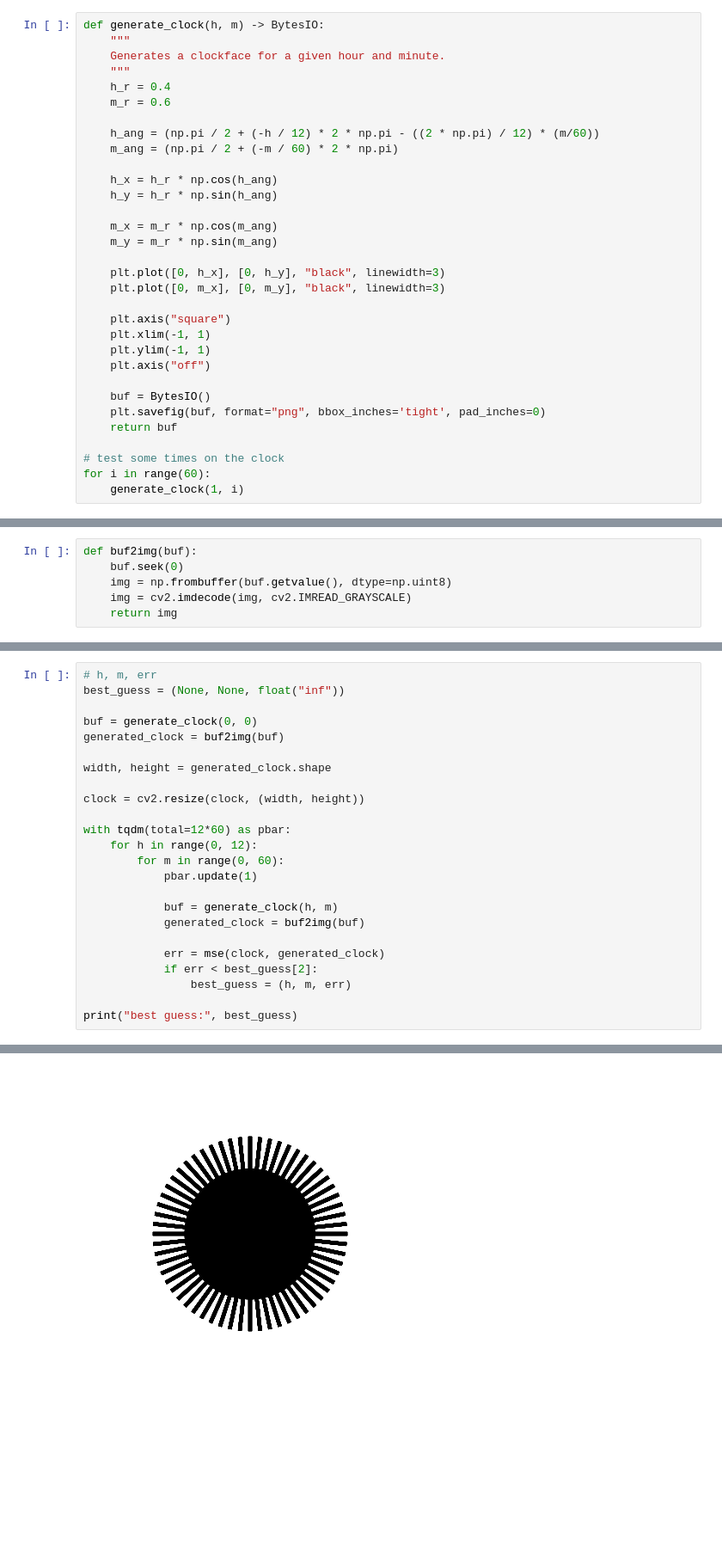
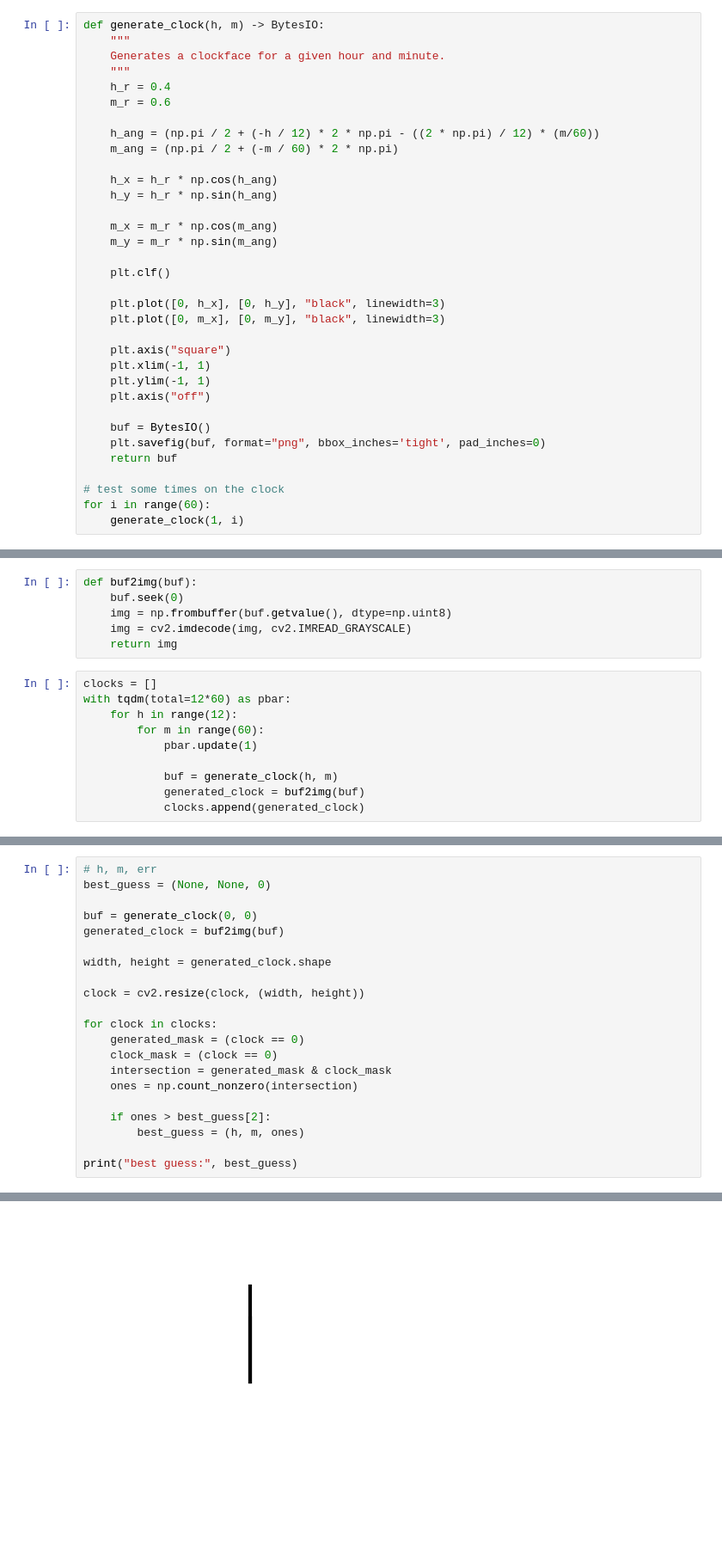
Before and after one commit to ThePuscher/-analogue_clock_reader, a Jupyter notebook: clock.ipynb, the cells around one changed output, grey strips where cells are left out. Shown: that part at 86% size. Saved outputs shown, nothing was run; the diff lists cells and outputs as text; blank space fills up the shorter version.

Commit message:
Cache clocks

```diff
--- a/clock.ipynb
+++ b/clock.ipynb
@@ -33,6 +33,8 @@ def generate_clock(h, m) -> BytesIO:
     m_x = m_r * np.cos(m_ang)
     m_y = m_r * np.sin(m_ang)
 
+    plt.clf()
+
     plt.plot([0, h_x], [0, h_y], "black", linewidth=3)
     plt.plot([0, m_x], [0, m_y], "black", linewidth=3)
 
@@ -66,3 +68,13 @@ def buf2img(buf):
     img = np.frombuffer(buf.getvalue(), dtype=np.uint8)
     img = cv2.imdecode(img, cv2.IMREAD_GRAYSCALE)
     return img
+# %%
+clocks = []
+with tqdm(total=12*60) as pbar:
+    for h in range(12):
+        for m in range(60):
+            pbar.update(1)
+
+            buf = generate_clock(h, m)
+            generated_clock = buf2img(buf)
+            clocks.append(generated_clock)
@@ -69,6 +88,6 @@ def buf2img(buf):
 # %%
 # h, m, err
-best_guess = (None, None, float("inf"))
+best_guess = (None, None, 0)
 
 buf = generate_clock(0, 0)
 generated_clock = buf2img(buf)
@@ -77,17 +96,14 @@ width, height = generated_clock.shape
 
 clock = cv2.resize(clock, (width, height))
 
-with tqdm(total=12*60) as pbar:
-    for h in range(0, 12):
-        for m in range(0, 60):
-            pbar.update(1)
+for clock in clocks:
+    generated_mask = (clock == 0)
+    clock_mask = (clock == 0)
+    intersection = generated_mask & clock_mask
+    ones = np.count_nonzero(intersection)
 
-            buf = generate_clock(h, m)
-            generated_clock = buf2img(buf)
-
-            err = mse(clock, generated_clock)
-            if err < best_guess[2]:
-                best_guess = (h, m, err)
+    if ones > best_guess[2]:
+        best_guess = (h, m, ones)
 
 print("best guess:", best_guess)
 # %% [output]
@@ -95 +111 @@ best guess: (0, 0, 64046.37832418975)
-[figure, old version]
+[figure, new version]
```
Also changed, not shown: parts of 4 cells of this notebook.
